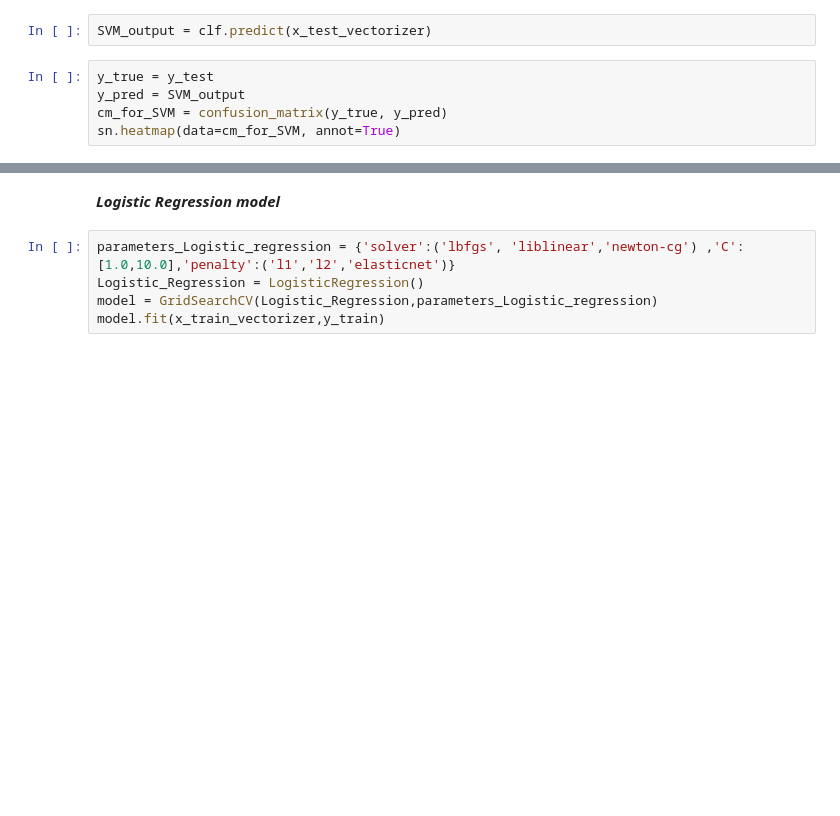
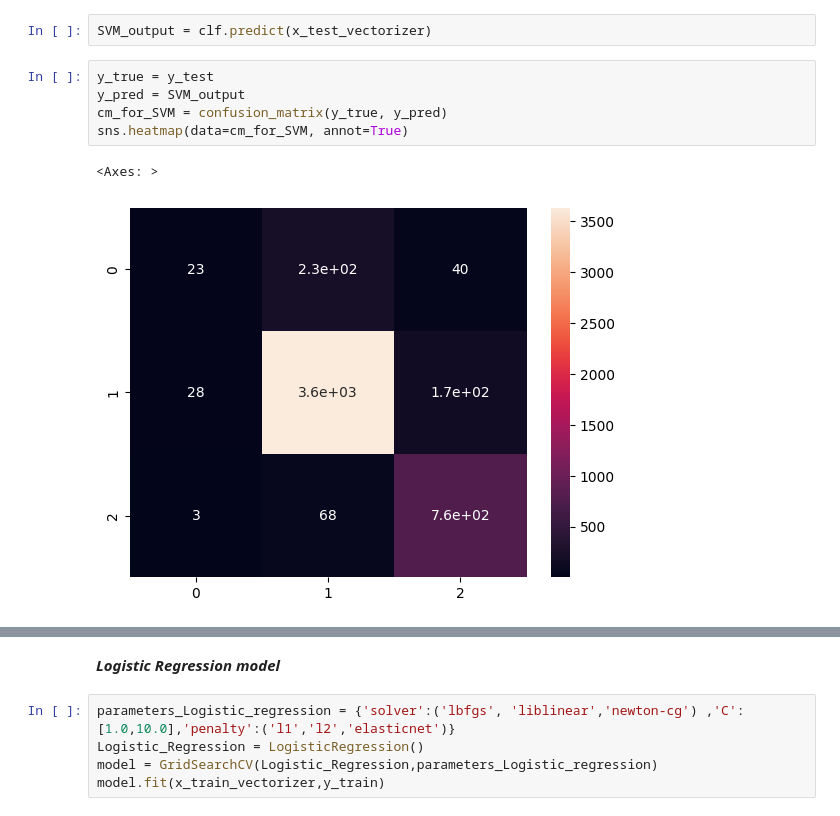
Before and after one commit to kithmiGunawardna/Hate_Speech_detection, a Jupyter notebook: Hate_Speech_Detection_imbalanced_dataset_classical_ML_approches_BOW(uni_gram)_fine_tuning.ipynb, the cells around one changed output, grey strips where cells are left out. Cells and saved outputs as stored; diff of their text form; blank space fills up the shorter version.

```diff
--- a/Hate_Speech_Detection_imbalanced_dataset_classical_ML_approches_BOW(uni_gram)_fine_tuning.ipynb
+++ b/Hate_Speech_Detection_imbalanced_dataset_classical_ML_approches_BOW(uni_gram)_fine_tuning.ipynb
@@ -210,7 +308,10 @@ SVM_output = clf.predict(x_test_vectorizer)
 # %%
 y_true = y_test
 y_pred = SVM_output
 cm_for_SVM = confusion_matrix(y_true, y_pred)
-sn.heatmap(data=cm_for_SVM, annot=True)
+sns.heatmap(data=cm_for_SVM, annot=True)
+# %% [output]
+<Axes: >
+[figure, added]
 # %%
 print(classification_report(y_true, y_pred ,labels=[0,1,2]))
```
Also changed, not shown: parts of 60 cells of this notebook.
